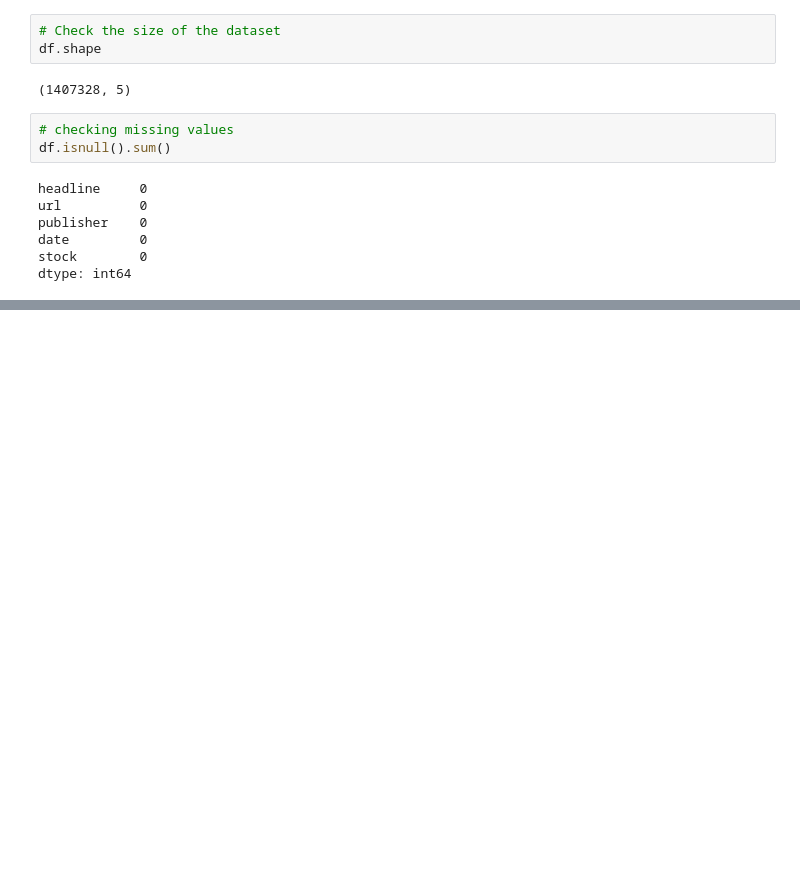
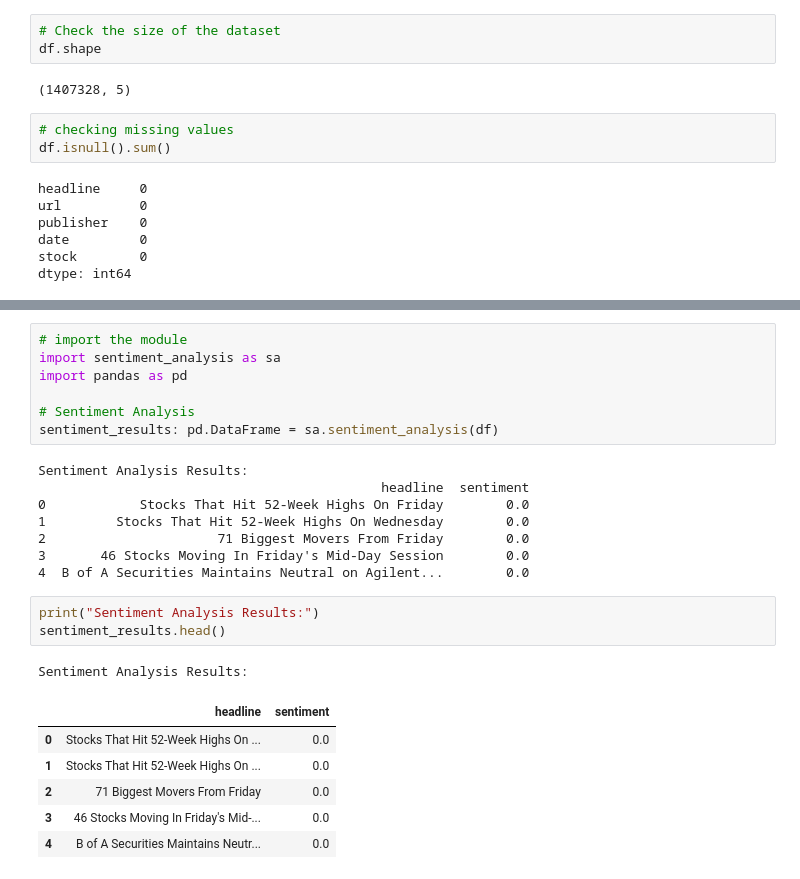
Before and after one commit to epythonlab/aim10academy-week1-challenge, a Jupyter notebook: notebooks/eda_notebook.ipynb, the cells around one changed output, grey strips where cells are left out. Drawn from its saved outputs; the diff is of its cells as text; blank space fills up the shorter version.

```diff
--- a/notebooks/eda_notebook.ipynb
+++ b/notebooks/eda_notebook.ipynb
@@ -95,0 +147,26 @@ Articles Per Publisher:
+# %%
+# import the module
+import sentiment_analysis as sa
+import pandas as pd
+
+# Sentiment Analysis
+sentiment_results: pd.DataFrame = sa.sentiment_analysis(df)
+# %% [output]
+Sentiment Analysis Results:
+                                            headline  sentiment
+0            Stocks That Hit 52-Week Highs On Friday        0.0
+1         Stocks That Hit 52-Week Highs On Wednesday        0.0
+2                      71 Biggest Movers From Friday        0.0
+3       46 Stocks Moving In Friday's Mid-Day Session        0.0
+4  B of A Securities Maintains Neutral on Agilent...        0.0
+# %%
+print("Sentiment Analysis Results:")
+sentiment_results.head()
+# %% [output]
+Sentiment Analysis Results:
+|  | headline | sentiment |
+| 0 | Stocks That Hit 52-Week Highs On ... | 0.0 |
+| 1 | Stocks That Hit 52-Week Highs On ... | 0.0 |
+| 2 | 71 Biggest Movers From Friday | 0.0 |
+| 3 | 46 Stocks Moving In Friday's Mid-... | 0.0 |
+| 4 | B of A Securities Maintains Neutr... | 0.0 |
```
Also changed, not shown: parts of 15 cells of this notebook, 2 other files.
